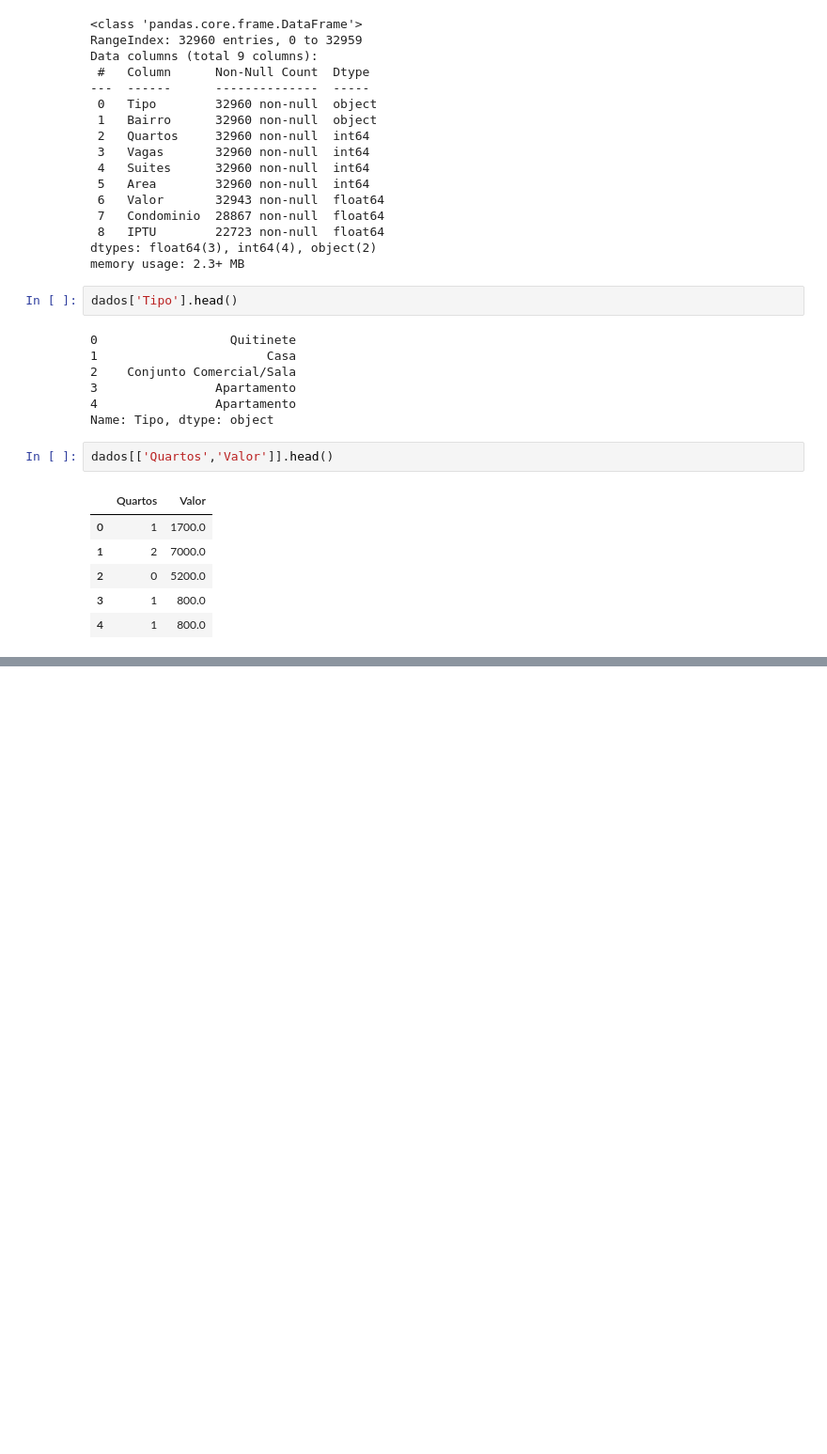
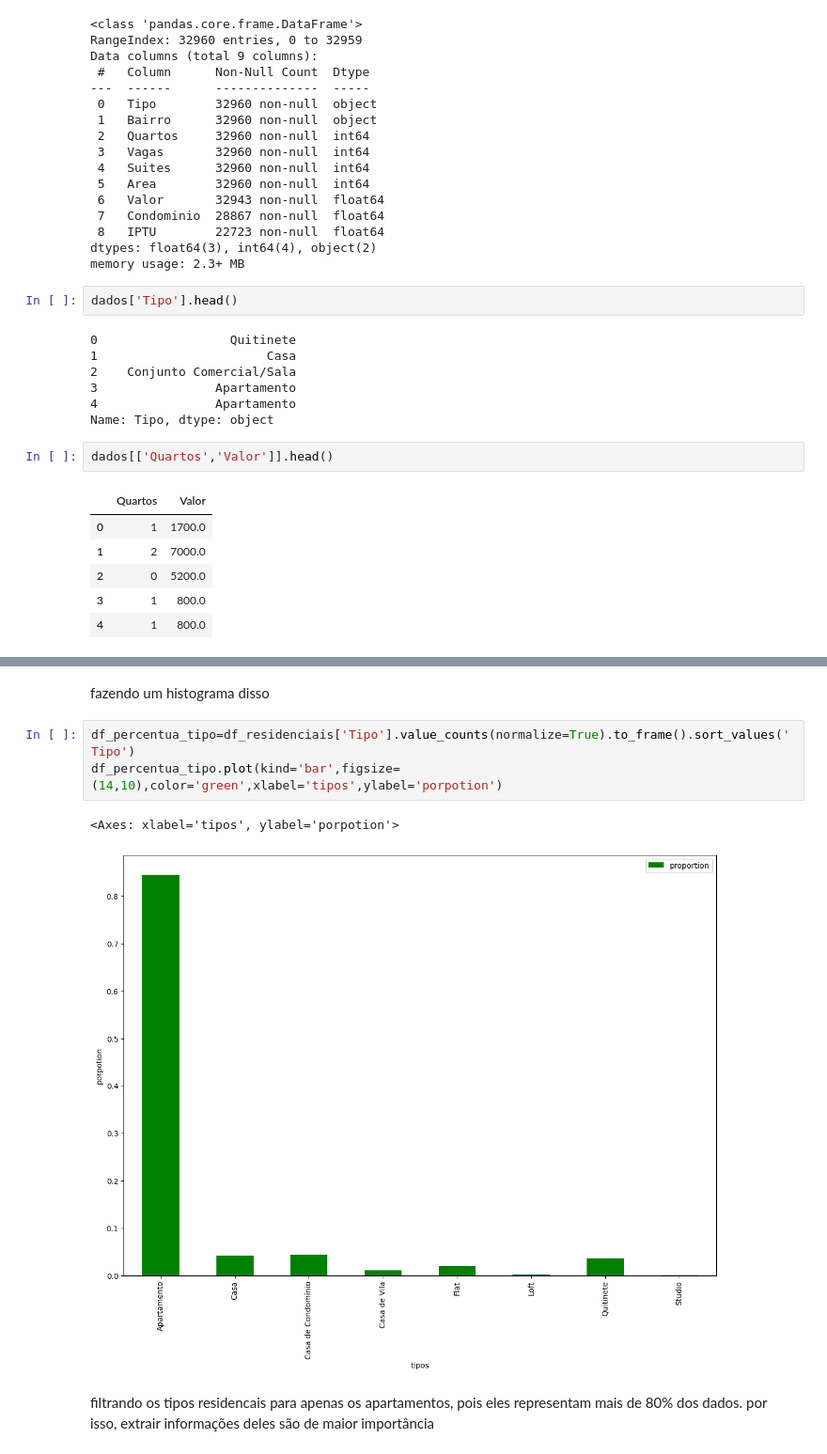
Before and after one commit to apollo920/Pandas-Library, a Jupyter notebook: projeto_imobiliaria.ipynb, the cells around one changed output, grey strips where cells are left out. Shown: that part at 94% size. Cells and saved outputs as stored; diff of their text form; blank space fills up the shorter version.

```diff
--- a/projeto_imobiliaria.ipynb
+++ b/projeto_imobiliaria.ipynb
@@ -127,0 +384,10 @@ dados[['Quartos','Valor']].head()
+# %% [markdown]
+fazendo um histograma disso
+# %%
+df_percentua_tipo=df_residenciais['Tipo'].value_counts(normalize=True).to_frame().sort_values('Tipo')
+df_percentua_tipo.plot(kind='bar',figsize=(14,10),color='green',xlabel='tipos',ylabel='porpotion')
+# %% [output]
+<Axes: xlabel='tipos', ylabel='porpotion'>
+[figure, added]
+# %% [markdown]
+filtrando os tipos residencais para apenas os apartamentos, pois eles representam mais de 80% dos dados. por isso, extrair informações deles são de maior importância
```
Also changed, not shown: parts of 34 cells of this notebook.
